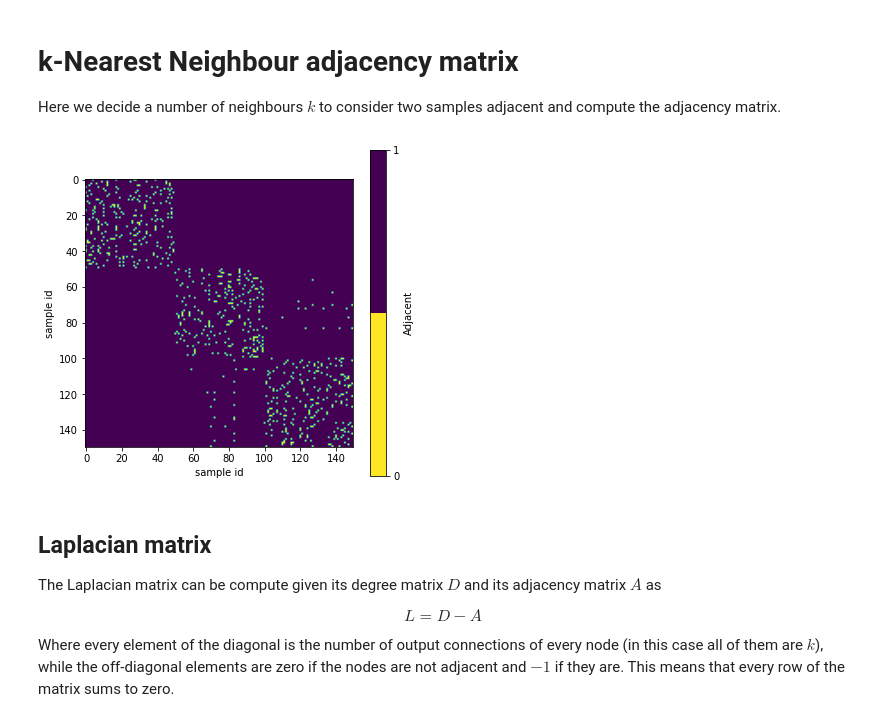
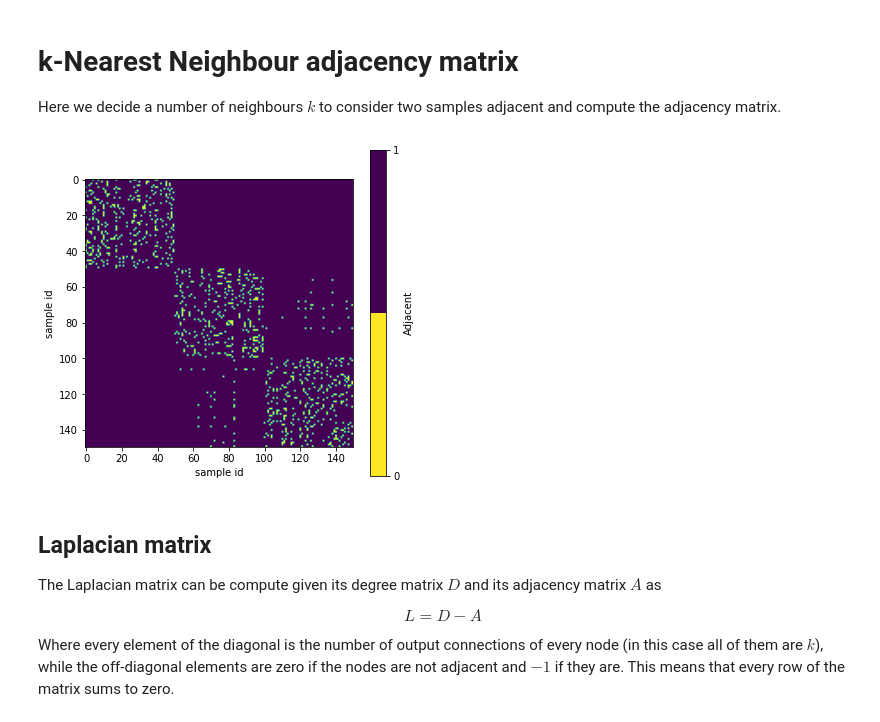
Before and after one commit to perellonieto/machine_learning_concepts, a Jupyter notebook: Laplacian_eigenmaps.ipynb, the cells around one changed output. Cells and saved outputs as stored; diff of their text form; code cells hidden in the pictures.

```diff
--- a/Laplacian_eigenmaps.ipynb
+++ b/Laplacian_eigenmaps.ipynb
@@ -99,21 +99,21 @@ Here we decide a number of neighbours $k$ to consider two samples adjacent and c
 # %%
 adjacency_m = np.zeros_like(distance_m)
 
-k = 5
+k = 7
 for i, row in enumerate(distance_m):
     closer_indices = np.argsort(row)[:k+1]
     adjacency_m[i, closer_indices] = 1
 
 adjacency_m -= np.eye(len(adjacency_m))
 
 fig, ax = plt.subplots(figsize=(6, 6))
 im = ax.imshow(adjacency_m, interpolation=None)
 ax.set_xlabel('sample id')
 ax.set_ylabel('sample id')
 bar = fig.colorbar(im, values=[0, 1], ticks=[0, 1])
 bar.set_label('Adjacent')
 # %% [output]
-[figure, old version]
+[figure, new version]
 # %% [markdown]
 ## Laplacian matrix
 
```
Also changed, not shown: parts of 3 cells of this notebook, 18 other files.
